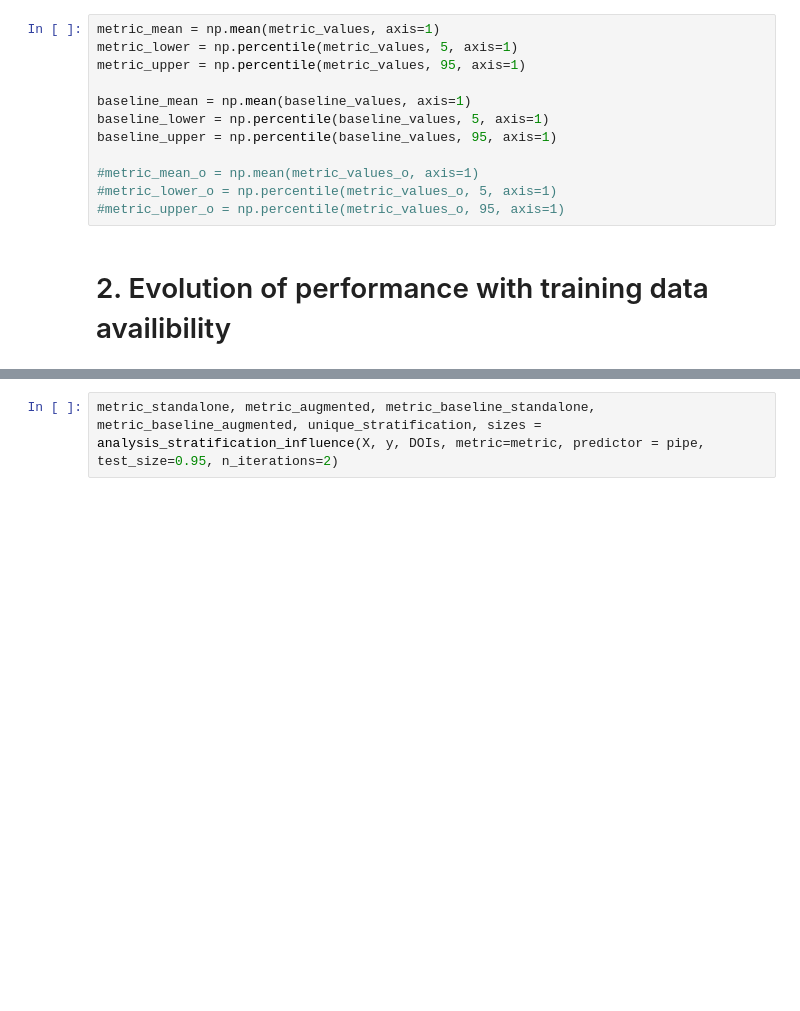
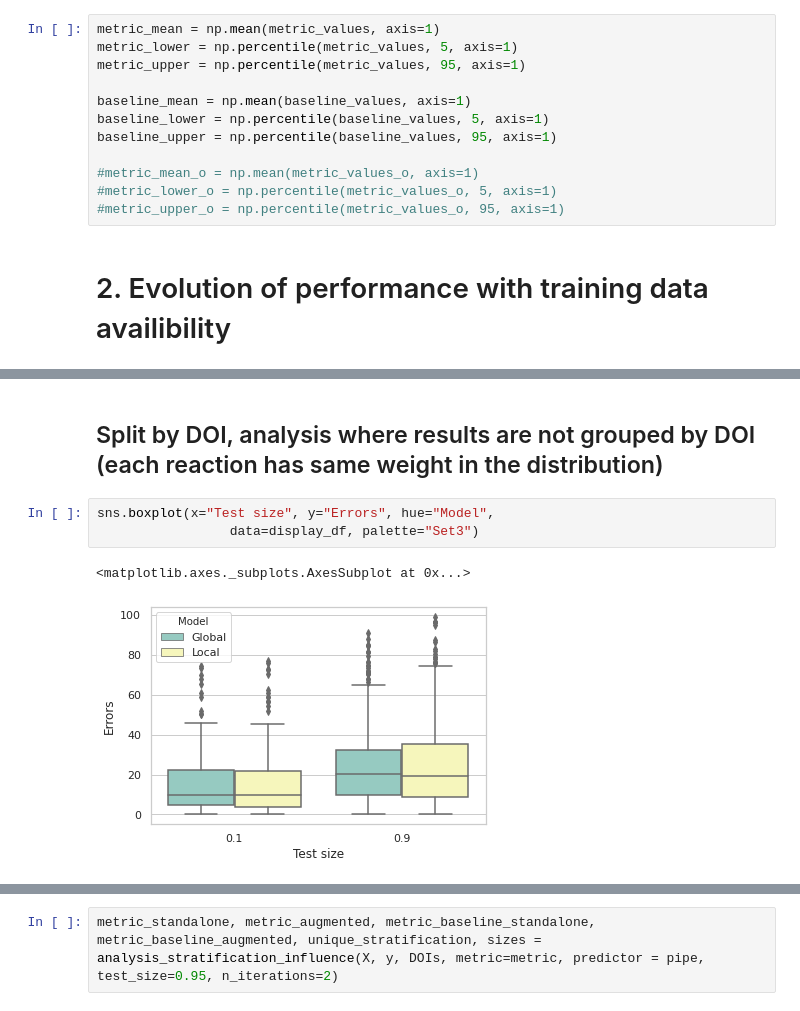
Before and after one commit to truejulosdu13/NiCOlit, a Jupyter notebook: dft_descriptors_analysis.ipynb, the cells around one changed output, grey strips where cells are left out. Saved outputs shown, nothing was run; the diff lists cells and outputs as text; blank space fills up the shorter version.

```diff
--- a/dft_descriptors_analysis.ipynb
+++ b/dft_descriptors_analysis.ipynb
@@ -122,0 +219,8 @@ plt.show()
+# %% [markdown]
+## Split by DOI, analysis where results are not grouped by DOI (each reaction has same weight in the distribution)
+# %%
+sns.boxplot(x="Test size", y="Errors", hue="Model",
+                 data=display_df, palette="Set3")
+# %% [output]
+<matplotlib.axes._subplots.AxesSubplot at 0x...>
+[figure, added]
```
Also changed, not shown: parts of 34 cells of this notebook, 2 other files.
